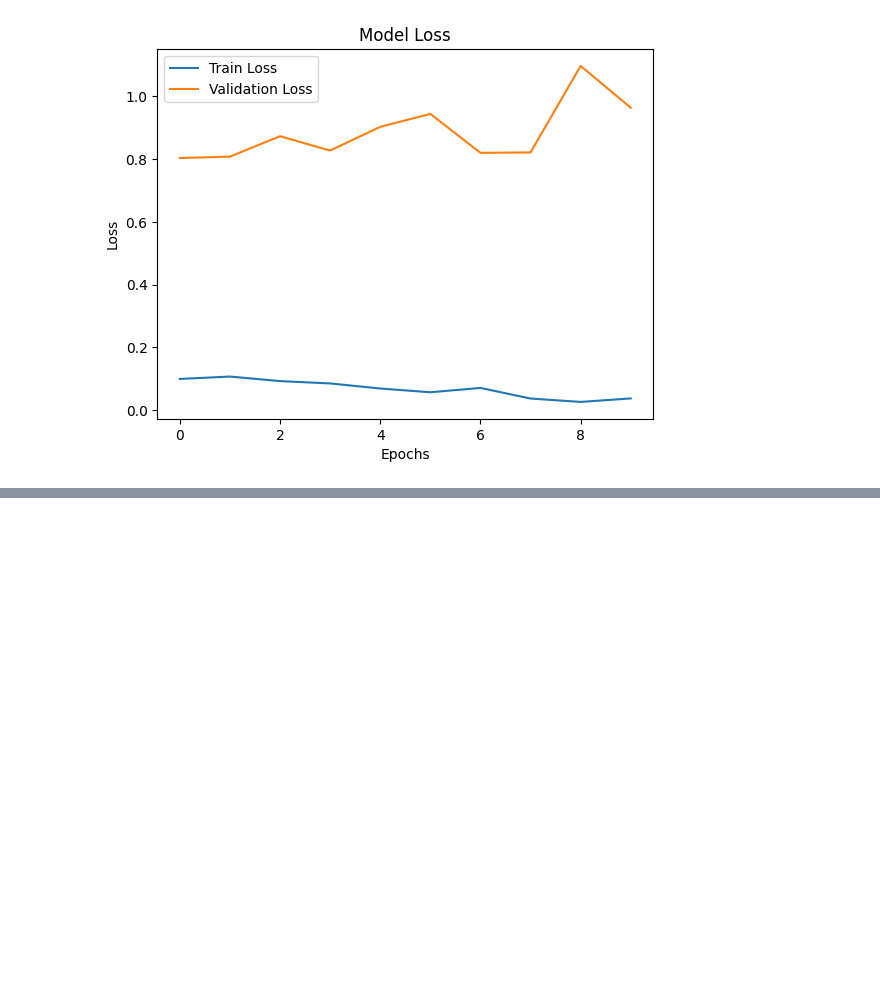
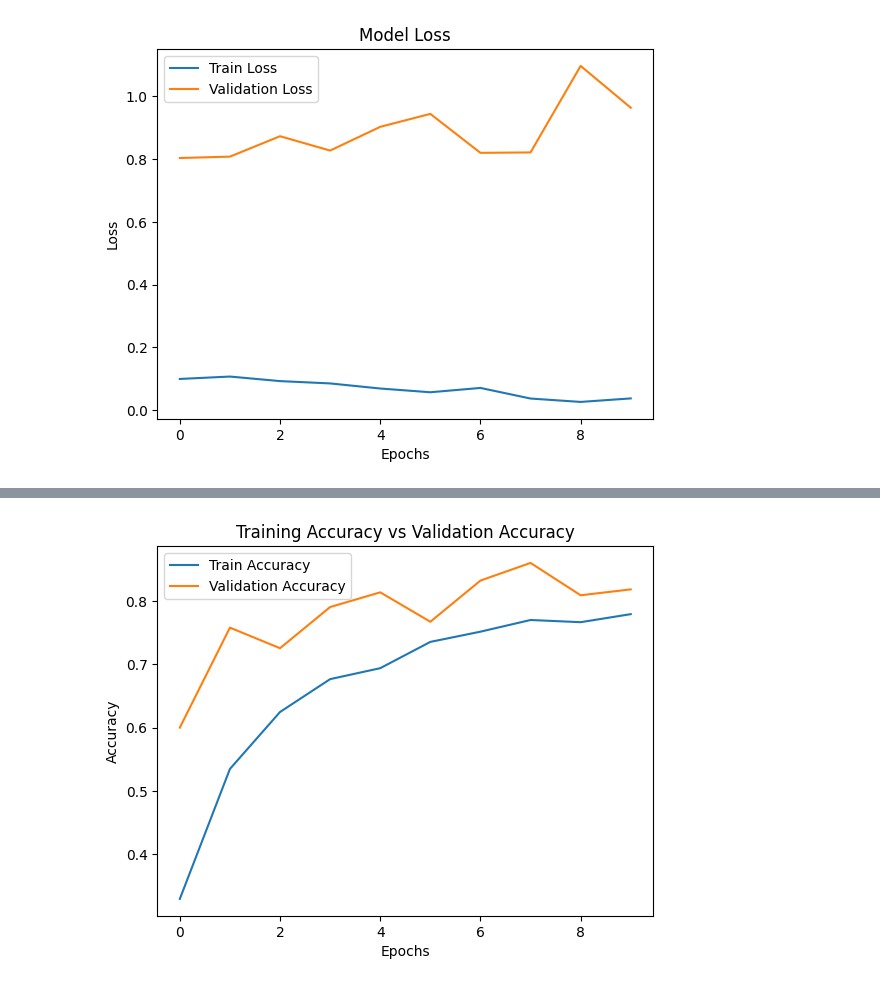
Before and after one commit to sarvansh451/YOGA_POSE_ESTIMATION, a Jupyter notebook: YogaPoseEstimation.ipynb, the cells around one changed output, grey strips where cells are left out. Cells and saved outputs as stored; diff of their text form; code cells hidden in the pictures; blank space fills up the shorter version.

```diff
--- a/YogaPoseEstimation.ipynb
+++ b/YogaPoseEstimation.ipynb
@@ -524,0 +816,7 @@ Predicted Pose: tree
+# %%
+# Enable loading truncated images
+ImageFile.LOAD_TRUNCATED_IMAGES = True
+
+# Paths to dataset
+train_dir = 'C:/Users/KIIT/Documents/DATASET/TRAIN'
+test_dir = 'C:/Users/KIIT/Documents/DATASET/TEST'
@@ -524,0 +870,21 @@ Predicted Pose: tree
+# %%
+### Step 3: Load Pretrained VGG16 Model ###
+base_model = VGG16(weights='imagenet', include_top=False, input_shape=(224, 224, 3))
+for layer in base_model.layers:
+    layer.trainable = False  # Freeze VGG16 layers
+
+# Custom Layers
+x = Flatten()(base_model.output)
+x = Dense(256, activation='relu')(x)
+x = Dropout(0.5)(x)
+x = Dense(len(train_generator.class_indices), activation='softmax')(x)
+
+model = Model(inputs=base_model.input, outputs=x)
+model.compile(optimizer=Adam(learning_rate=0.0001), loss='categorical_crossentropy', metrics=['accuracy'])
+# %%
+### Step 4: Train Model ###
+history = model.fit(
+    train_generator,
+    validation_data=val_generator,
+    epochs=50
+)
@@ -524,0 +896,11 @@ Predicted Pose: tree
+# %%
+### Step 6: Plot Training Accuracy ###
+plt.plot(history.history['accuracy'], label='Train Accuracy')
+plt.plot(history.history['val_accuracy'], label='Validation Accuracy')
+plt.xlabel('Epochs')
+plt.ylabel('Accuracy')
+plt.legend()
+plt.title('Training Accuracy vs Validation Accuracy')
+plt.show()
+# %% [output]
+[figure, added]
```
Also changed, not shown: parts of 28 cells of this notebook.
